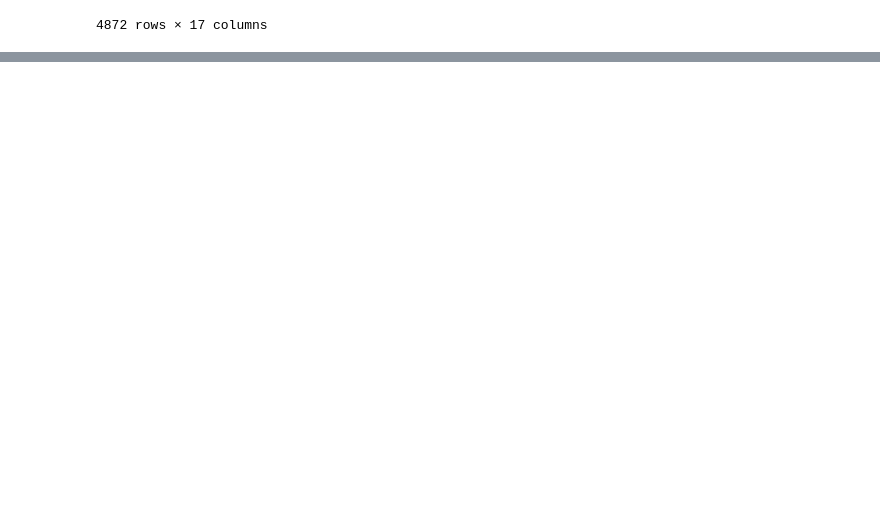
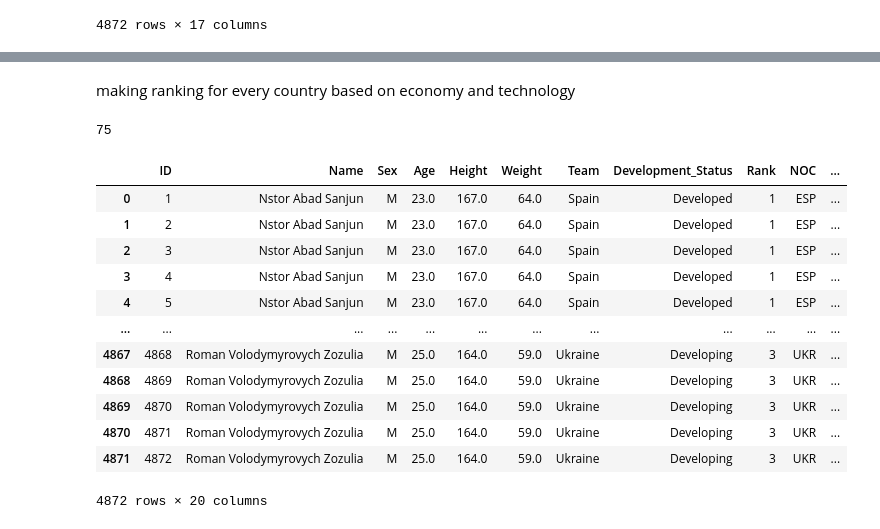
Before and after one commit to amiramiriani/ML_TEST, a Jupyter notebook: code/Untitled.ipynb, the cells around one changed output, grey strips where cells are left out. Drawn from its saved outputs; the diff is of its cells as text; code cells hidden in the pictures; blank space fills up the shorter version.

Commit message:
merging dfs to make better data for my models

```diff
--- a/code/Untitled.ipynb
+++ b/code/Untitled.ipynb
@@ -9,6 +9,7 @@ import matplotlib as plt
 # Reading_cvs
 # %%
 df = pd.read_csv('../data/athletes_sport_details.csv')
+country_df = pd.read_csv('../data/country_ranks.csv')
 df.head()
 # %% [output]
 |  | ID | Name | Sex | Age | Height | Weight | Team | NOC | Games | Year | Season | ... |
@@ -106,0 +112,27 @@ Gymnastics_df_5000_sample
+# %% [markdown]
+making ranking for every country based on economy and technology
+# %%
+x=Gymnastics_df_5000_sample["Team"].unique()
+len(x)
+# %% [output]
+75
+# %%
+result = pd.merge(Gymnastics_df_5000_sample, country_df, how="left", on=["Team"])
+Gymnastics_df_5000_sample = result[["ID","Name","Sex","Age","Height","Weight","Team","Development_Status","Rank","NOC","Games","Year","Season","City","Sport","Event","Sport_Rank","Has_Previous_Medal","Count","Medal"]]
+# %%
+Gymnastics_df_5000_sample.to_csv('../data/Gymnastics_sample.csv')
+Gymnastics_df_5000_sample
+# %% [output]
+|  | ID | Name | Sex | Age | Height | Weight | Team | Development_Status | Rank | NOC | ... |
+| 0 | 1 | Nstor Abad Sanjun | M | 23.0 | 167.0 | 64.0 | Spain | Developed | 1 | ESP | ... |
+| 1 | 2 | Nstor Abad Sanjun | M | 23.0 | 167.0 | 64.0 | Spain | Developed | 1 | ESP | ... |
+| 2 | 3 | Nstor Abad Sanjun | M | 23.0 | 167.0 | 64.0 | Spain | Developed | 1 | ESP | ... |
+| 3 | 4 | Nstor Abad Sanjun | M | 23.0 | 167.0 | 64.0 | Spain | Developed | 1 | ESP | ... |
+| 4 | 5 | Nstor Abad Sanjun | M | 23.0 | 167.0 | 64.0 | Spain | Developed | 1 | ESP | ... |
+| ... | ... | ... | ... | ... | ... | ... | ... | ... | ... | ... | ... |
+| 4867 | 4868 | Roman Volodymyrovych Zozulia | M | 25.0 | 164.0 | 59.0 | Ukraine | Developing | 3 | UKR | ... |
+| 4868 | 4869 | Roman Volodymyrovych Zozulia | M | 25.0 | 164.0 | 59.0 | Ukraine | Developing | 3 | UKR | ... |
+| 4869 | 4870 | Roman Volodymyrovych Zozulia | M | 25.0 | 164.0 | 59.0 | Ukraine | Developing | 3 | UKR | ... |
+| 4870 | 4871 | Roman Volodymyrovych Zozulia | M | 25.0 | 164.0 | 59.0 | Ukraine | Developing | 3 | UKR | ... |
+| 4871 | 4872 | Roman Volodymyrovych Zozulia | M | 25.0 | 164.0 | 59.0 | Ukraine | Developing | 3 | UKR | ... |
+4872 rows × 20 columns
```
Also changed, not shown: parts of 1 cell of this notebook.
